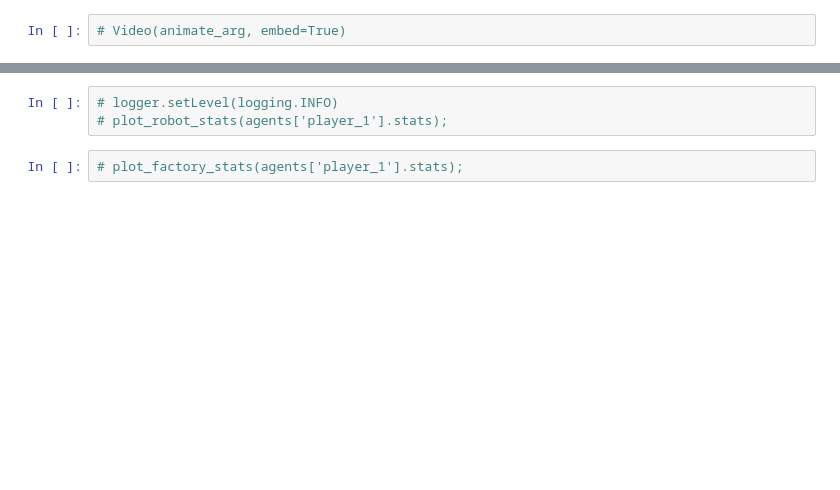
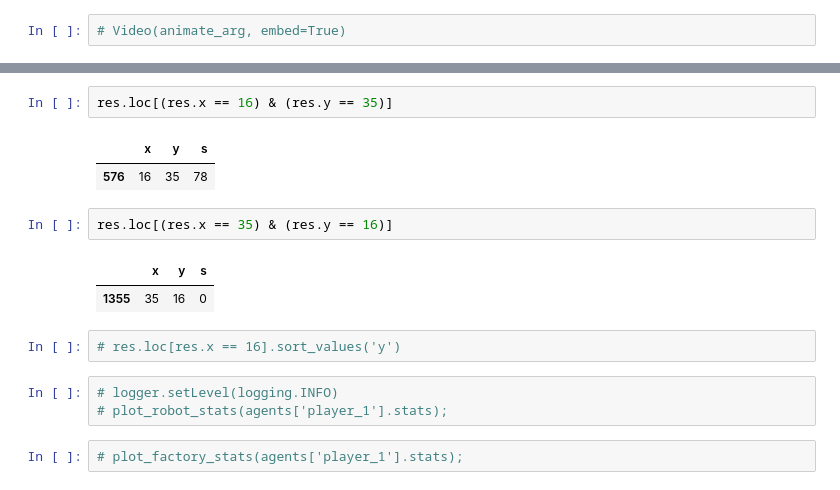
Before and after one commit to aernesto/Lux-Design-S2, a Jupyter notebook: codigo/src/adr_explorations.ipynb, the cells around one changed output, grey strips where cells are left out. Saved outputs shown, nothing was run; the diff lists cells and outputs as text; blank space fills up the shorter version.

```diff
--- a/codigo/src/adr_explorations.ipynb
+++ b/codigo/src/adr_explorations.ipynb
@@ -88,3 +152,15 @@ ax.imshow(img);
+# %%
+res.loc[(res.x == 16) & (res.y == 35)]
+# %% [output]
+|  | x | y | s |
+| 576 | 16 | 35 | 78 |
+# %%
+res.loc[(res.x == 35) & (res.y == 16)]
+# %% [output]
+|  | x | y | s |
+| 1355 | 35 | 16 | 0 |
+# %%
+# res.loc[res.x == 16].sort_values('y')
 # %%
 # logger.setLevel(logging.INFO)
 # plot_robot_stats(agents['player_1'].stats);
```
Also changed, not shown: parts of 21 cells of this notebook, 2 other files.
